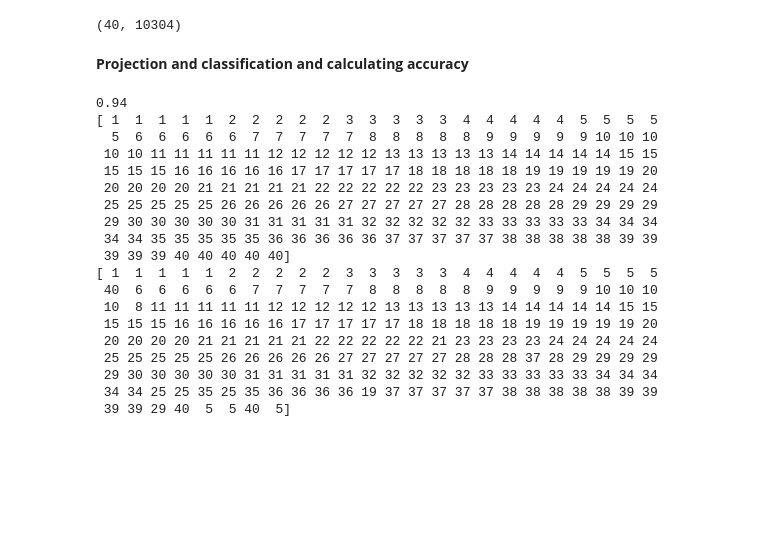
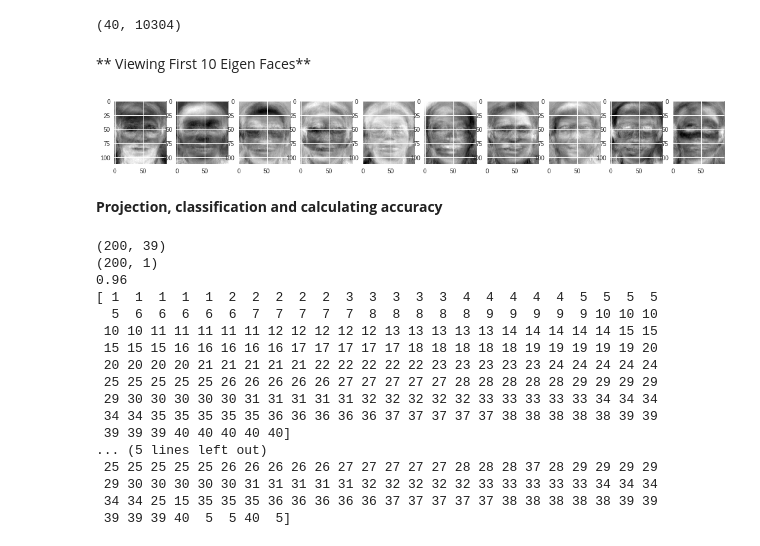
Before and after one commit to Youssefares/Facial-Recognition, a Jupyter notebook: LDA.ipynb, the cells around one changed output. Drawn from its saved outputs; the diff is of its cells as text; code cells hidden in the pictures; blank space fills up the shorter version.

Commit message:
Fixing eigen vectors calulation

```diff
--- a/LDA.ipynb
+++ b/LDA.ipynb
@@ -165,16 +84,36 @@ for i in range(0, 200, 5):
 S = Z.T.dot(Z)
 S_inverse = np.linalg.inv(S)
 S_inverse_B = S_inverse.dot(B)
-eigen_values, eigen_vectors = np.linalg.eig(S_inverse_B)
+U, S, V = np.linalg.svd(S_inverse_B)
+eigen_values, eigen_vectors = np.square(S), V.T
+assert eigen_vectors.shape == (10304, 10304)
 # %% [output]
 (40, 10304)
+# %% [markdown]
+** Viewing First 10 Eigen Faces**
+# %%
+def face_from_vector(v, dimensions=(92, 112)):
+  return v.reshape(dimensions).T
+
+# image size
+fig=plt.figure(figsize=(92/5, 112/5))
+
+# rendering 10 images next to each other
+rows, columns = 1, 10
+for i in range(0, 10):
+  fig.add_subplot(rows, columns, i+1)
+  plt.imshow(face_from_vector(eigen_vectors[:,i]), cmap='gray', interpolation='nearest');
+# %% [output]
+[figure, added]
 # %% [markdown]
-**Projection and classification and calculating accuracy**
+**Projection, classification and calculating accuracy**
 # %%
 U = eigen_vectors[:,range(0,39)]
 assert U.shape == (10304, 39)
 project_trainning = Dtraining.dot(U)
 project_test = Dtest.dot(U)
+print(project_test.shape)
+print(ytest.shape)
 
 # importing necessary libraries
 from sklearn import datasets
@@ -182,17 +121,21 @@ from sklearn.model_selection import train_test_split
 
 # training a KNN classifier
 from sklearn.neighbors import KNeighborsClassifier
-knn = KNeighborsClassifier(n_neighbors = 1, weights='distance').fit(Dtraining, np.ravel(ytraining))
+knn = KNeighborsClassifier(n_neighbors = 1, weights='distance').fit(project_trainning, np.ravel(ytraining))
 
 # accuracy on Dtest
-accuracy = knn.score(Dtest, ytest)
+accuracy = knn.score(project_test, ytest)
 print (accuracy)
-Z = knn.predict(Dtraining)
+# Classifying trainning data
+Ztrain = knn.predict(project_trainning)
 print(Ztrain)
-Z = knn.predict(Dtest)
+# Classifying test data
+Ztest = knn.predict(project_test)
 print(Ztest)
 # %% [output]
-0.94
+(200, 39)
+(200, 1)
+0.96
 [ 1  1  1  1  1  2  2  2  2  2  3  3  3  3  3  4  4  4  4  4  5  5  5  5
   5  6  6  6  6  6  7  7  7  7  7  8  8  8  8  8  9  9  9  9  9 10 10 10
  10 10 11 11 11 11 11 12 12 12 12 12 13 13 13 13 13 14 14 14 14 14 15 15
@@ -202,12 +145,8 @@ print(Ztest)
  29 30 30 30 30 30 31 31 31 31 31 32 32 32 32 32 33 33 33 33 33 34 34 34
  34 34 35 35 35 35 35 36 36 36 36 36 37 37 37 37 37 38 38 38 38 38 39 39
  39 39 39 40 40 40 40 40]
-[ 1  1  1  1  1  2  2  2  2  2  3  3  3  3  3  4  4  4  4  4  5  5  5  5
- 40  6  6  6  6  6  7  7  7  7  7  8  8  8  8  8  9  9  9  9  9 10 10 10
- 10  8 11 11 11 11 11 12 12 12 12 12 13 13 13 13 13 14 14 14 14 14 15 15
- 15 15 15 16 16 16 16 16 17 17 17 17 17 18 18 18 18 18 19 19 19 19 19 20
- 20 20 20 20 21 21 21 21 21 22 22 22 22 22 21 23 23 23 23 24 24 24 24 24
+... (5 lines left out)
  25 25 25 25 25 26 26 26 26 26 27 27 27 27 27 28 28 28 37 28 29 29 29 29
  29 30 30 30 30 30 31 31 31 31 31 32 32 32 32 32 33 33 33 33 33 34 34 34
- 34 34 25 25 35 25 35 36 36 36 36 19 37 37 37 37 37 38 38 38 38 38 39 39
- 39 39 29 40  5  5 40  5]
+ 34 34 25 15 35 35 35 36 36 36 36 36 37 37 37 37 37 38 38 38 38 38 39 39
+ 39 39 39 40  5  5 40  5]
```
Also changed, not shown: parts of 8 cells of this notebook.
